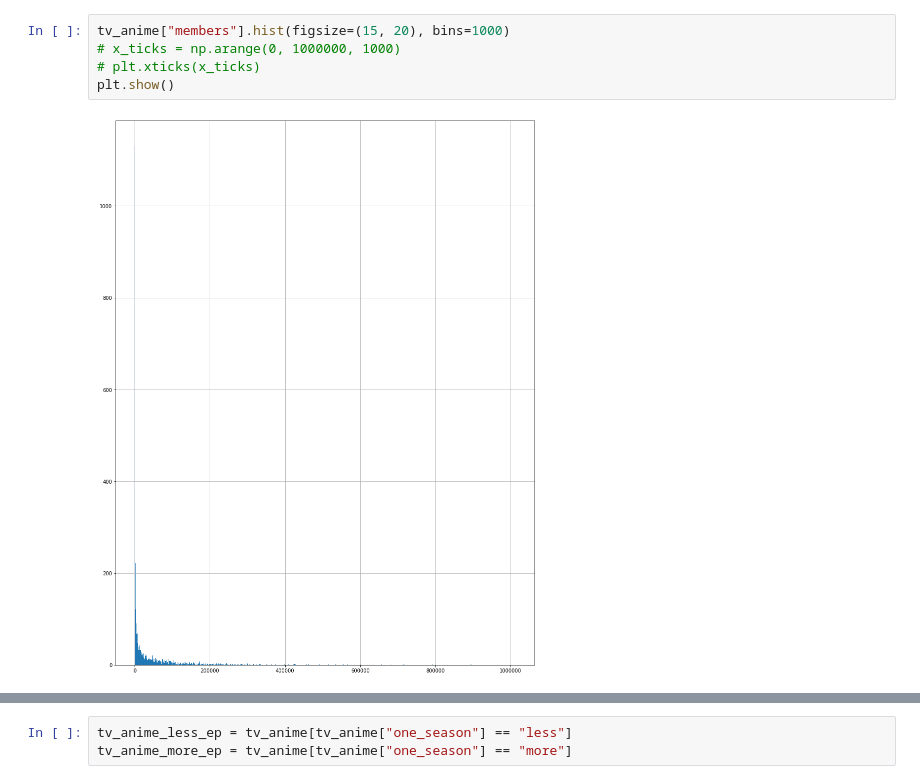
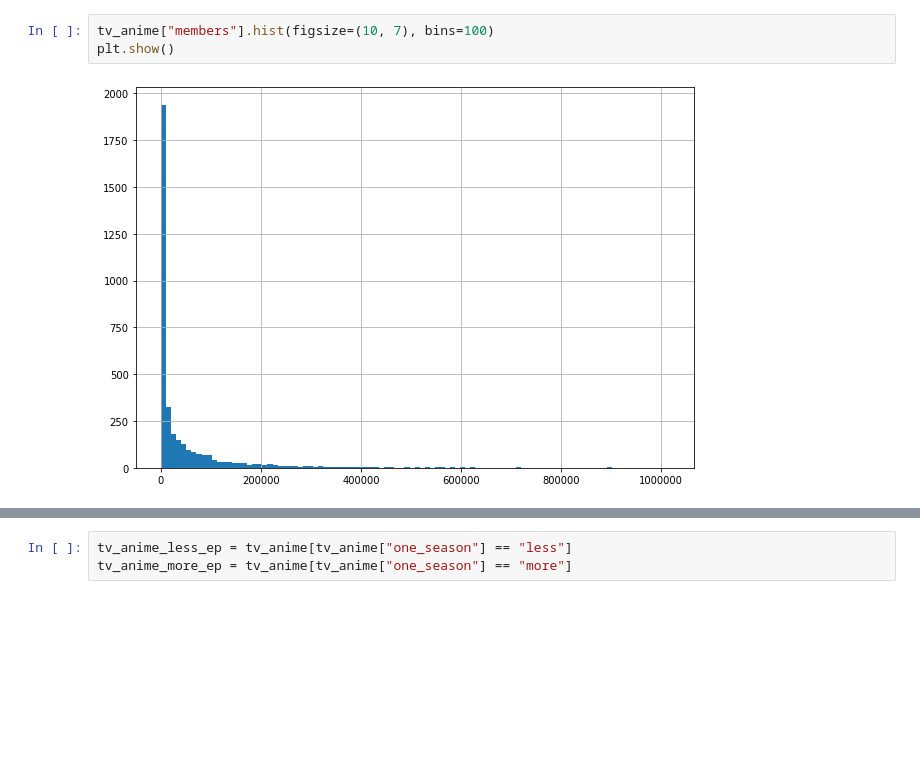
Before and after one commit to SLoganQ/Regarding_Anime, a Jupyter notebook: regarding_anime_data_explorations.ipynb, the cells around one changed output, grey strips where cells are left out. Cells and saved outputs as stored; diff of their text form; blank space fills up the shorter version.

```diff
--- a/regarding_anime_data_explorations.ipynb
+++ b/regarding_anime_data_explorations.ipynb
@@ -173,9 +166,7 @@ plt.show()
 [interactive output not drawn]
 # %%
-tv_anime["members"].hist(figsize=(15, 20), bins=1000)
-# x_ticks = np.arange(0, 1000000, 1000)
-# plt.xticks(x_ticks)
+tv_anime["members"].hist(figsize=(10, 7), bins=100)
 plt.show()
 # %% [output]
-[figure, old version]
+[figure, new version]
 [interactive output not drawn]
```
Also changed, not shown: parts of 52 cells of this notebook, 2 other files.
